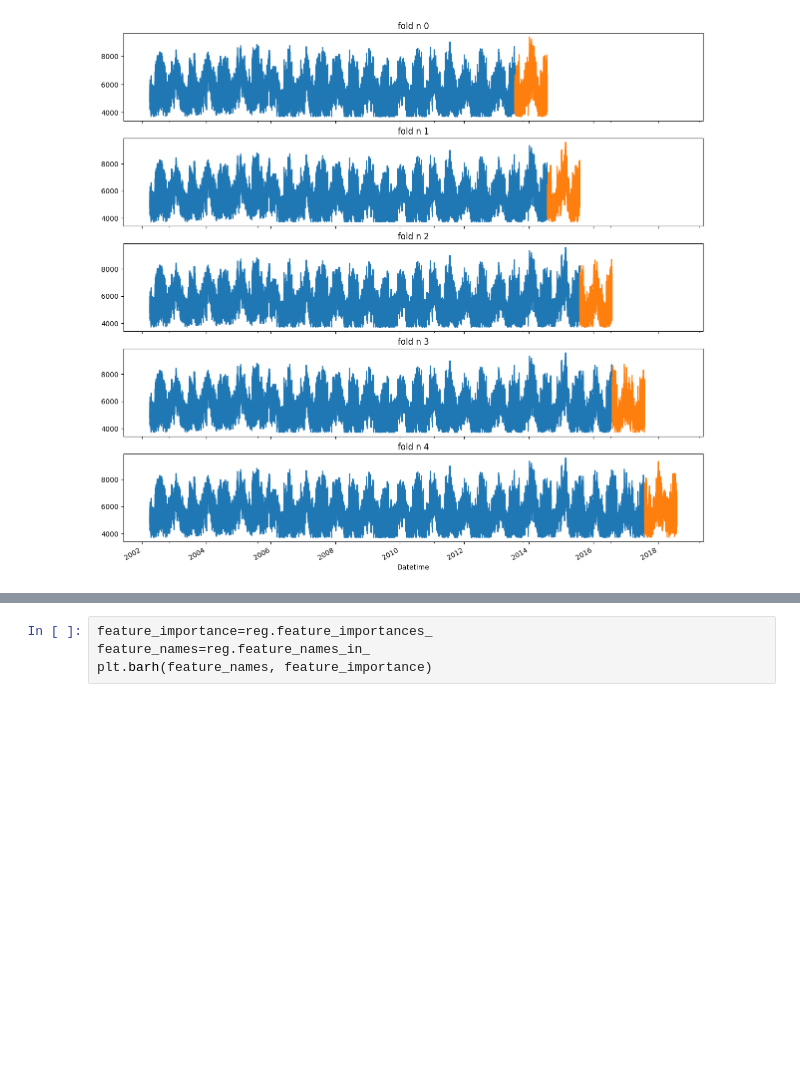
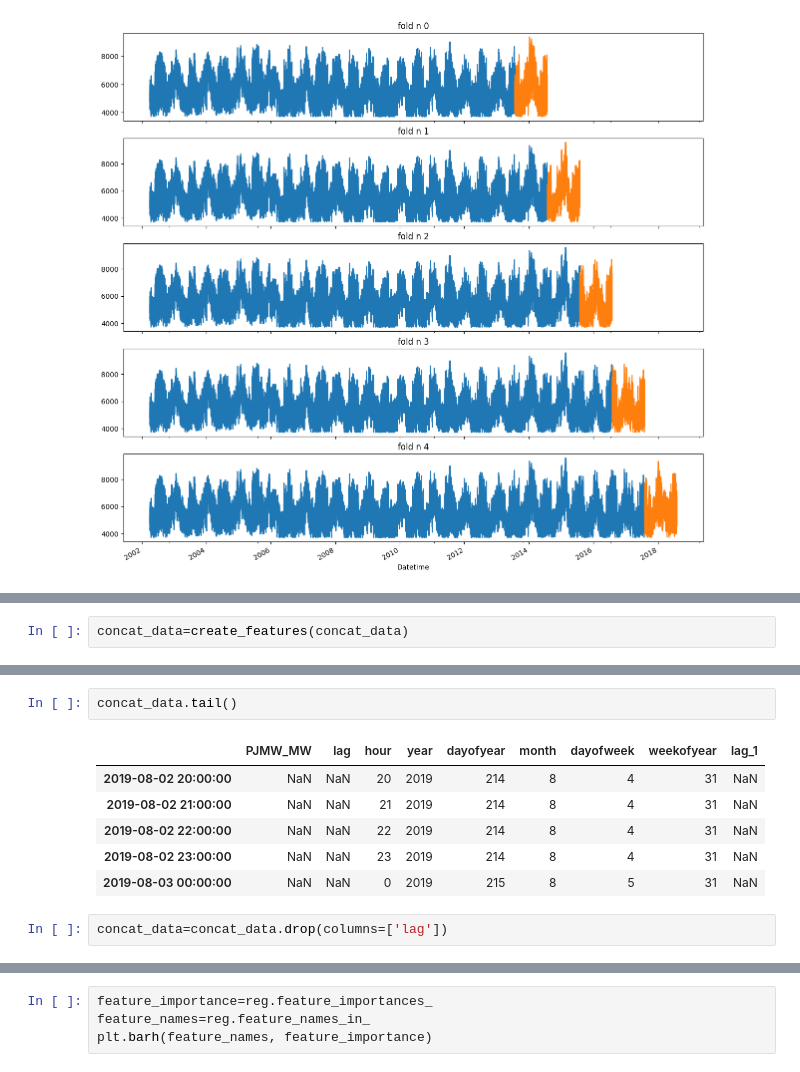
Before and after one commit to zakarya-elmimouni/energy_consumption, a Jupyter notebook: electrical_energy_forcasting1.ipynb, the cells around one changed output, grey strips where cells are left out. Drawn from its saved outputs; the diff is of its cells as text; blank space fills up the shorter version.

```diff
--- a/electrical_energy_forcasting1.ipynb
+++ b/electrical_energy_forcasting1.ipynb
@@ -270,0 +275,2 @@ XGBRegressor(base_score=0.5, booster='gbtree', callbacks=None,
+# %%
+concat_data=create_features(concat_data)
@@ -270,0 +289,11 @@ XGBRegressor(base_score=0.5, booster='gbtree', callbacks=None,
+# %%
+concat_data.tail()
+# %% [output]
+|  | PJMW_MW | lag | hour | year | dayofyear | month | dayofweek | weekofyear | lag_1 |
+| 2019-08-02 20:00:00 | NaN | NaN | 20 | 2019 | 214 | 8 | 4 | 31 | NaN |
+| 2019-08-02 21:00:00 | NaN | NaN | 21 | 2019 | 214 | 8 | 4 | 31 | NaN |
+| 2019-08-02 22:00:00 | NaN | NaN | 22 | 2019 | 214 | 8 | 4 | 31 | NaN |
+| 2019-08-02 23:00:00 | NaN | NaN | 23 | 2019 | 214 | 8 | 4 | 31 | NaN |
+| 2019-08-03 00:00:00 | NaN | NaN | 0 | 2019 | 215 | 8 | 5 | 31 | NaN |
+# %%
+concat_data=concat_data.drop(columns=['lag'])
```
Also changed, not shown: parts of 20 cells of this notebook.
